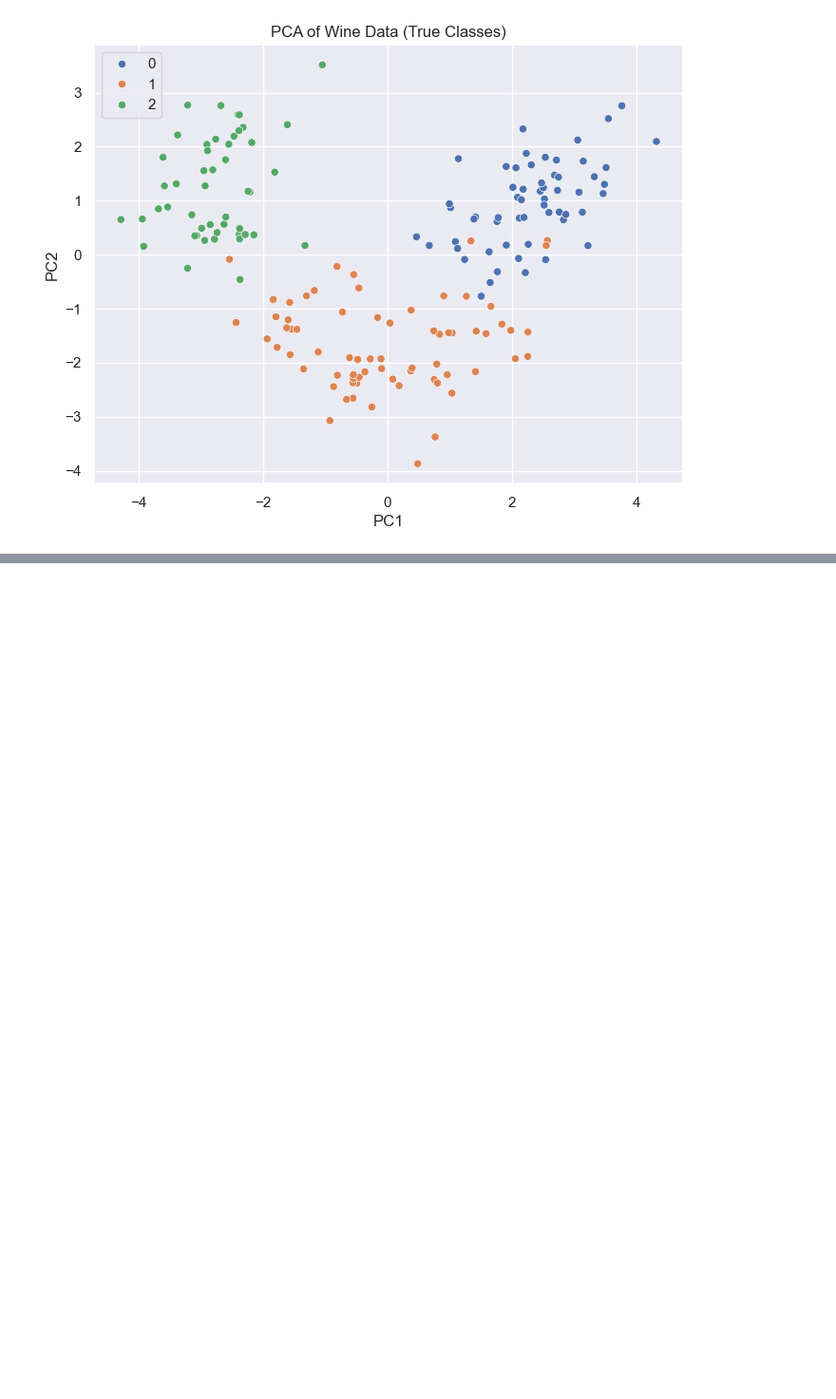
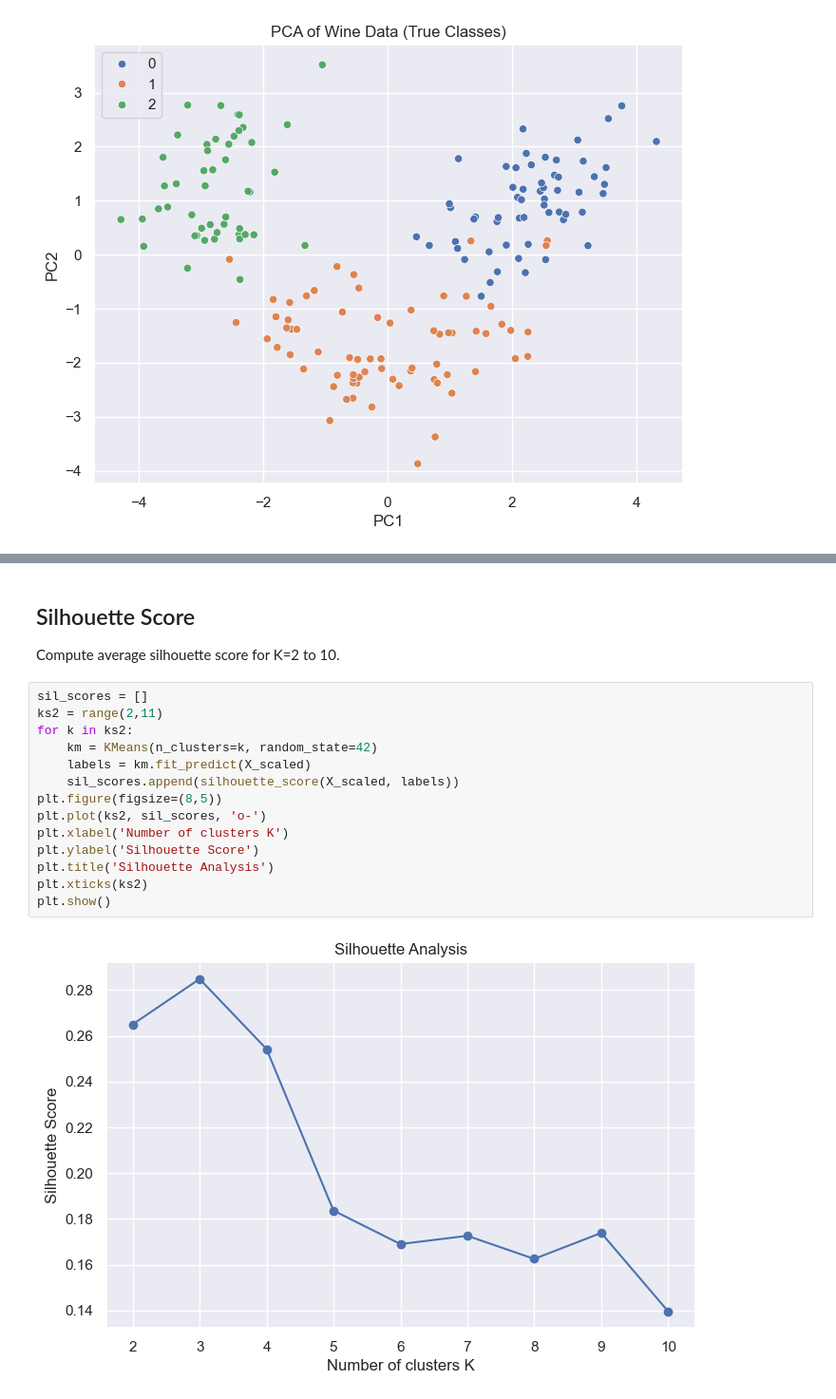
Before and after one commit to t0dd26/CMOR438-Spring-2025, a Jupyter notebook: Unsupervised ML/K_Means_Clustering.ipynb, the cells around one changed output, grey strips where cells are left out. Shown at 95% size. Cells and saved outputs as stored; diff of their text form; blank space fills up the shorter version.

```diff
--- a/Unsupervised ML/K_Means_Clustering.ipynb
+++ b/Unsupervised ML/K_Means_Clustering.ipynb
@@ -65,0 +111,19 @@ Where $\mu_k$ is the centroid of cluster $C_k$.
+# %% [markdown]
+## Silhouette Score
+Compute average silhouette score for K=2 to 10.
+# %%
+sil_scores = []
+ks2 = range(2,11)
+for k in ks2:
+    km = KMeans(n_clusters=k, random_state=42)
+    labels = km.fit_predict(X_scaled)
+    sil_scores.append(silhouette_score(X_scaled, labels))
+plt.figure(figsize=(8,5))
+plt.plot(ks2, sil_scores, 'o-')
+plt.xlabel('Number of clusters K')
+plt.ylabel('Silhouette Score')
+plt.title('Silhouette Analysis')
+plt.xticks(ks2)
+plt.show()
+# %% [output]
+[figure, added]
```
Also changed, not shown: parts of 13 cells of this notebook, 14 other files.
